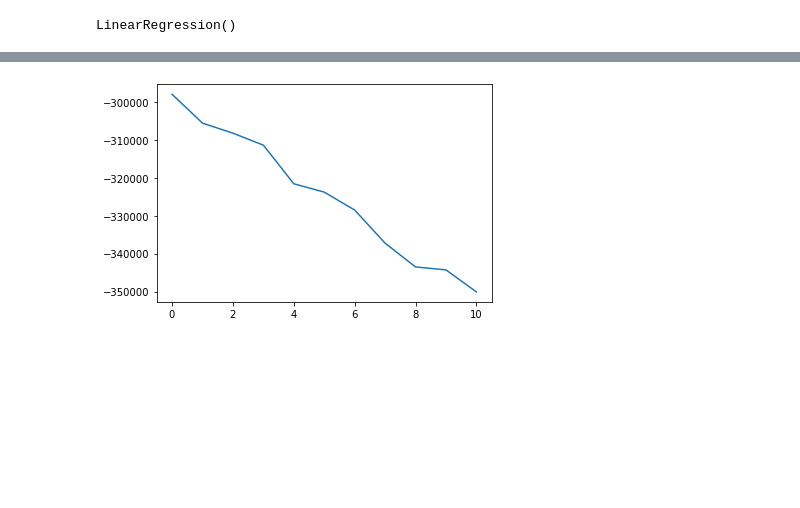
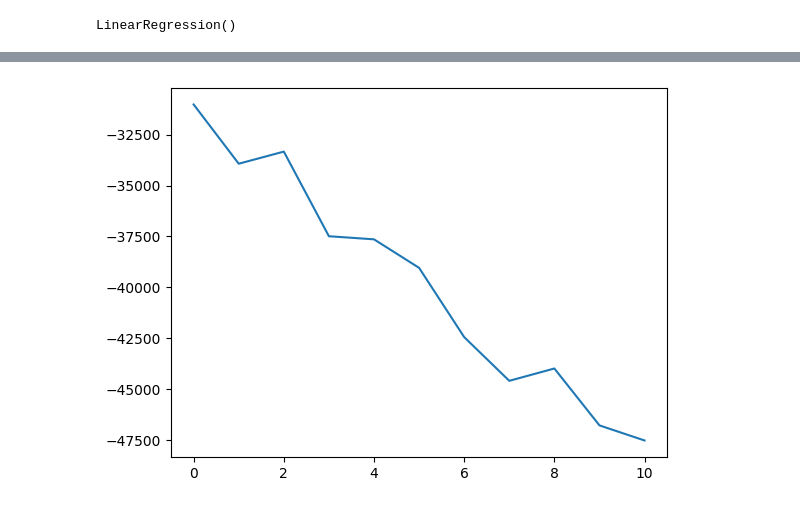
Before and after one commit to dohyun-dev/Zirraforming, a Jupyter notebook: ZirraForming/workspace/dongwook/processing/learning_code/마이페이지 보낼 코드 정리.ipynb, the cells around one changed output, grey strips where cells are left out. Cells and saved outputs as stored; diff of their text form; code cells hidden in the pictures; blank space fills up the shorter version.

```diff
--- a/ZirraForming/workspace/dongwook/processing/learning_code/마이페이지 보낼 코드 정리.ipynb
+++ b/ZirraForming/workspace/dongwook/processing/learning_code/마이페이지 보낼 코드 정리.ipynb
@@ -50,9 +69,9 @@ from sklearn.linear_model import LinearRegression
 
 
 # 데이터 2002년도 이후로만 있어서 이 값들 통일하기
-co2 = co2.loc[co2.Year >= 2002, :]
-no = no.loc[no.Year >= 2002, :]
-ch4 = ch4.loc[ch4.Year >= 2002, :]
+co2 = co2.loc[co2.Year >= 2003,:]
+no = no.loc[no.Year >= 2003, :]
+ch4 = ch4.loc[ch4.Year >= 2003, :]
 
 co2.reset_index(drop=True, inplace=True)
 no.reset_index(drop=True, inplace=True)
@@ -64,7 +83,7 @@ data = pd.merge(data, ch4, on='Year')
 data = pd.merge(data, Antartica_mass, on='Year')
 
 # 데이터 X,Y 두기
-x = data[['CO2', 'NO','CH4' ]]
+x = data[['CH4', 'NO', 'CO2']]
 y = data['ice_mass'].values
 
 # 선형회귀
@@ -98,22 +117,34 @@ print(data_2050)
 for i in range(len(data_2050)):
     if i % 10 == 1:
         data_2050.loc[i, 'Temperature'] = data_2050.loc[i, 'Temperature'] - 0.005
+    elif i % 10 == 2:
+        data_2050.loc[i, 'Temperature'] = data_2050.loc[i, 'Temperature'] - 0.004
+
     elif i% 10 == 3:
         data_2050.loc[i, 'Temperature'] = data_2050.loc[i, 'Temperature'] + 0.006
+
     elif i% 10 == 4:
         data_2050.loc[i, 'Temperature'] = data_2050.loc[i, 'Temperature'] - 0.003
+
     elif i% 10 == 5:
         data_2050.loc[i, 'Temperature'] = data_2050.loc[i, 'Temperature'] + 0.002
+
     elif i% 10 == 6:
         data_2050.loc[i, 'Temperature'] = data_2050.loc[i, 'Temperature'] + 0.004
+
     elif i% 10 == 7:
         data_2050.loc[i, 'Temperature'] = data_2050.loc[i, 'Temperature'] - 0.003
+
     elif i% 10 == 8:
         data_2050.loc[i, 'Temperature'] = data_2050.loc[i, 'Temperature'] - 0.005
+
     elif i% 10 == 9:
         data_2050.loc[i, 'Temperature'] = data_2050.loc[i, 'Temperature'] - 0.007
+
     else:
         data_2050.loc[i, 'Temperature'] = data_2050.loc[i, 'Temperature'] + 0.002
+print(data_2050)
+
 data_2050.loc[:,'Temperature'].plot()
 # %% [output]
       Year           CO2            NO           CH4  Temperature
@@ -133,45 +169,47 @@ data_2050.loc[:,'Temperature'].plot()
 # %%
-# 2050까지의 데이터 들고오기
-co2_2050 = pd.read_csv('../result/2030/co2_2030.csv')
-CH4_2050 = pd.read_csv('../result/2030/CH4_2030.csv')
-NO_2050 = pd.read_csv('../result/2030/NO_2030.csv')
+# # 2050까지의 데이터 들고오기
+# co2_2050 = pd.read_csv('../result/2030/co2_2030.csv')
+# CH4_2050 = pd.read_csv('../result/2030/CH4_2030.csv')
+# NO_2050 = pd.read_csv('../result/2030/NO_2030.csv')
 
-# 데이터 통일하기
-co2_2050 = co2_2050.loc[co2_2050.Year >= 2020, :]
-co2_2050.reset_index(drop=True, inplace=True)
-CH4_2050 = CH4_2050.loc[CH4_2050.Year >= 2020, :]
-CH4_2050.reset_index(drop=True, inplace=True)
-NO_2050 = NO_2050.loc[NO_2050.Year >= 2020, :]
-NO_2050.reset_index(drop=True, inplace=True)
+# # 데이터 통일하기
+# co2_2050 = co2_2050.loc[co2_2050.Year >= 2020, :]
+# co2_2050.reset_index(drop=True, inplace=True)
+# CH4_2050 = CH4_2050.loc[CH4_2050.Year >= 2020, :]
+# CH4_2050.reset_index(drop=True, inplace=True)
+# NO_2050 = NO_2050.loc[NO_2050.Year >= 2020, :]
+# NO_2050.reset_index(drop=True, inplace=True)
 
-data_2050 = pd.merge(co2_2050, NO_2050, on='Year')
-data_2050 = pd.merge(data_2050, CH4_2050, on='Year')
-x_future_data = data_2050[[  'CH4', 'NO', 'CO2']]
+# data_2050 = pd.merge(co2_2050, NO_2050, on='Year')
+# data_2050 = pd.merge(data_2050, CH4_2050, on='Year')
+# x_future_data = data_2050[[  'CH4', 'NO', 'CO2']]
 
-result_2030 = list(lin_reg.predict(x_future_data))
+
+result_2030 = list(lin_reg_ice.predict(x_future_data))
 data_2050['ice_mass'] = result_2030
 
 for i in range(len(data_2050)):
     if i % 10 == 1:
+        data_2050.loc[i, 'ice_mass'] = data_2050.loc[i, 'ice_mass'] - 750
+    elif i% 10 == 2:
+        data_2050.loc[i, 'ice_mass'] = data_2050.loc[i, 'ice_mass'] + 1500
+    elif i% 10 == 3:
+        data_2050.loc[i, 'ice_mass'] = data_2050.loc[i, 'ice_mass'] - 1000
+    elif i% 10 == 4:
+        data_2050.loc[i, 'ice_mass'] = data_2050.loc[i, 'ice_mass'] + 500
+    elif i% 10 == 5:
+        data_2050.loc[i, 'ice_mass'] = data_2050.loc[i, 'ice_mass'] + 750
+    elif i% 10 == 6:
+        data_2050.loc[i, 'ice_mass'] = data_2050.loc[i, 'ice_mass'] - 1000
+    elif i% 10 == 7:
         data_2050.loc[i, 'ice_mass'] = data_2050.loc[i, 'ice_mass'] - 1500
-    elif i% 10 == 3:
-        data_2050.loc[i, 'ice_mass'] = data_2050.loc[i, 'ice_mass'] + 3000
-    elif i% 10 == 4:
-        data_2050.loc[i, 'ice_mass'] = data_2050.loc[i, 'ice_mass'] - 2000
-    elif i% 10 == 5:
-        data_2050.loc[i, 'ice_mass'] = data_2050.loc[i, 'ice_mass'] + 1000
-    elif i% 10 == 6:
-        data_2050.loc[i, 'ice_mass'] = data_2050.loc[i, 'ice_mass'] + 1500
-    elif i% 10 == 7:
-        data_2050.loc[i, 'ice_mass'] = data_2050.loc[i, 'ice_mass'] - 2000
     elif i% 10 == 8:
-        data_2050.loc[i, 'ice_mass'] = data_2050.loc[i, 'ice_mass'] - 3000
-    elif i% 10 == 9:
-        data_2050.loc[i, 'ice_mass'] = data_2050.loc[i, 'ice_mass'] + 1500
+        data_2050.loc[i, 'ice_mass'] = data_2050.loc[i, 'ice_mass'] + 750
+    elif i % 10 == 9:
+        data_2050.loc[i, 'ice_mass'] = data_2050.loc[i, 'ice_mass'] - 400
     else:
-        data_2050.loc[i, 'ice_mass'] = data_2050.loc[i, 'ice_mass'] + 1000
+        data_2050.loc[i, 'ice_mass'] = data_2050.loc[i, 'ice_mass'] + 500
 
 data_2050.loc[:, 'ice_mass'].plot()
-data_2050['Temperature'] = result_2050
 print(data_2050)
 # %% [output]
@@ -195,2 +233,2 @@ print(data_2050)
-[figure, old version]
+[figure, new version]
 # %%
```
Also changed, not shown: parts of 6 cells of this notebook, 12 other files.
